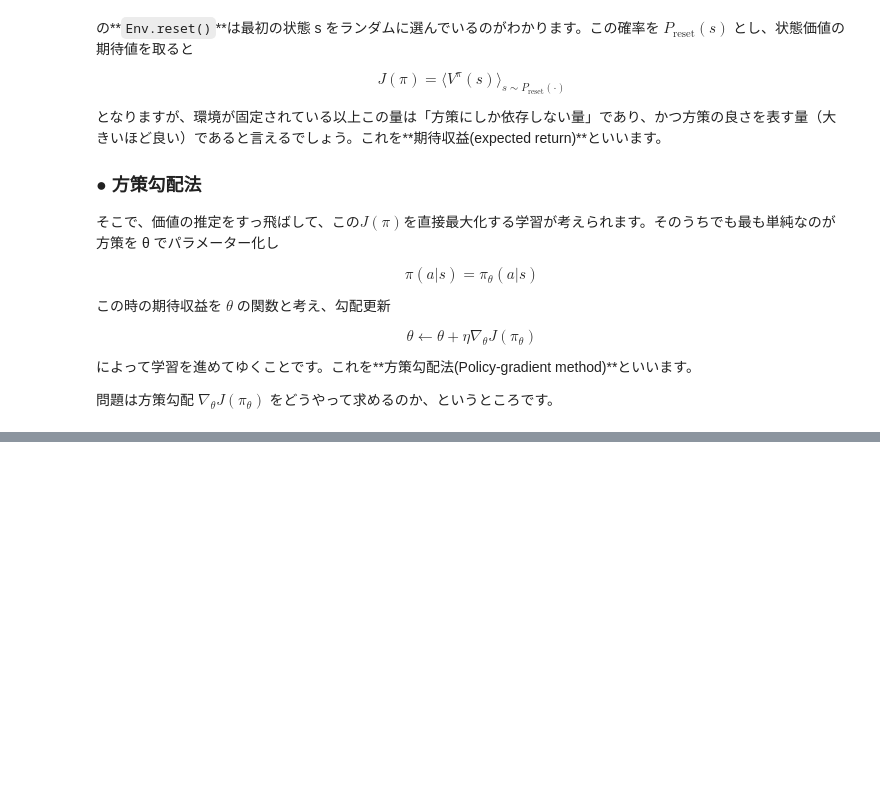
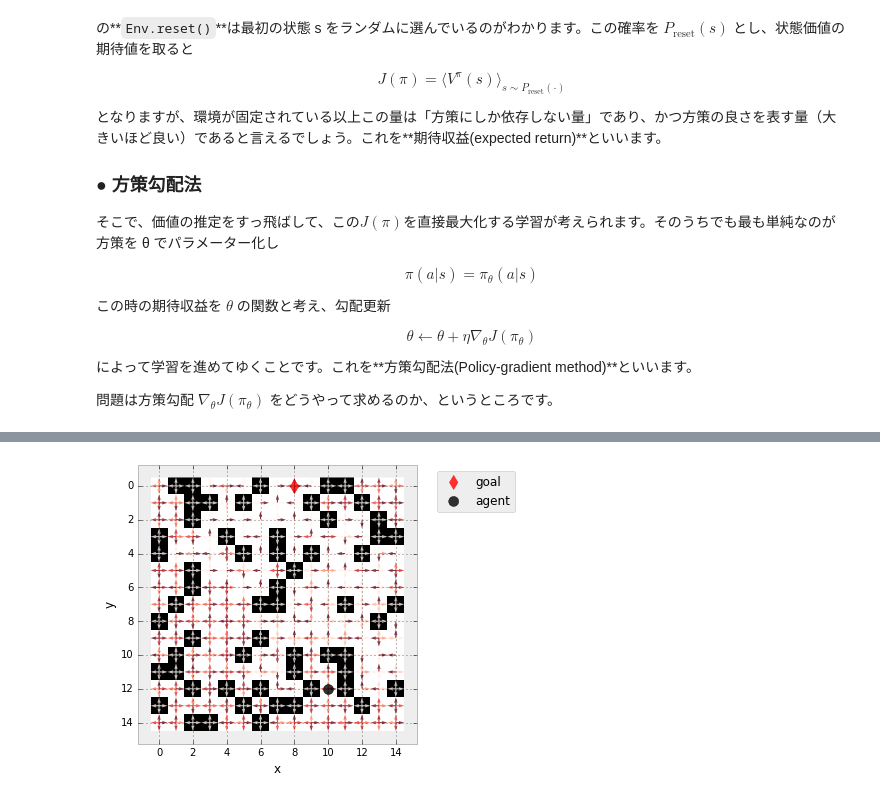
Before and after one commit to AkinoriTanaka-phys/HPC-Phys_tutorial_and_hands-on, a Jupyter notebook: section3.ipynb, the cells around one changed output, grey strips where cells are left out. Cells and saved outputs as stored; diff of their text form; code cells hidden in the pictures; blank space fills up the shorter version.

```diff
--- a/section3.ipynb
+++ b/section3.ipynb
@@ -266,0 +308,10 @@ $
+# %%
+def softmax(xs):
+    sps = xs.shape
+    axs = len(sps)-1
+    num = np.exp(xs)
+    den = np.sum(num, axis=axs).reshape(sps[0], sps[1], 1)
+    return num/den
+# %%
+x = np.arange(7)
+np.clip(x, -1, 1)
@@ -266,0 +529,6 @@ $
+# %%
+%matplotlib inline
+Env.reset()
+Env.render(values_table=Pi.get_prob_table())
+# %% [output]
+[figure, added]
```
Also changed, not shown: parts of 22 cells of this notebook.
